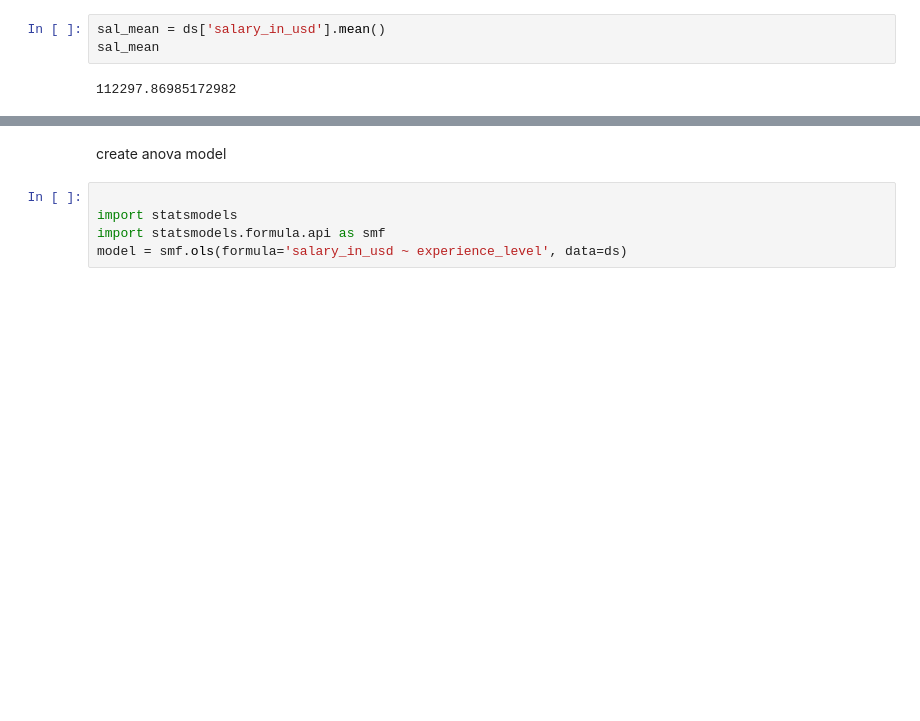
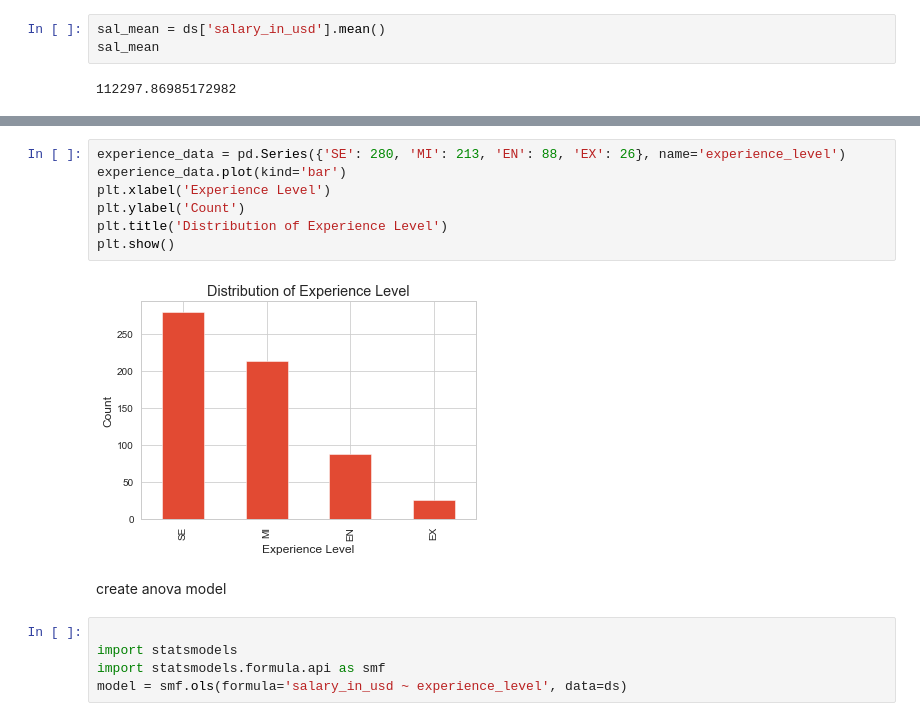
Before and after one commit to ed-gar-k/Phase-2-project, a Jupyter notebook: Untitled.ipynb, the cells around one changed output, grey strips where cells are left out. Cells and saved outputs as stored; diff of their text form; blank space fills up the shorter version.

Commit message:
experience - value count and visualization

```diff
--- a/Untitled.ipynb
+++ b/Untitled.ipynb
@@ -403,3 +411,12 @@ sal_mean
+# %%
+experience_data = pd.Series({'SE': 280, 'MI': 213, 'EN': 88, 'EX': 26}, name='experience_level')
+experience_data.plot(kind='bar')
+plt.xlabel('Experience Level')
+plt.ylabel('Count')
+plt.title('Distribution of Experience Level')
+plt.show()
+# %% [output]
+[figure, added]
 # %% [markdown]
 create anova model
 # %%
```
Also changed, not shown: parts of 4 cells of this notebook.
